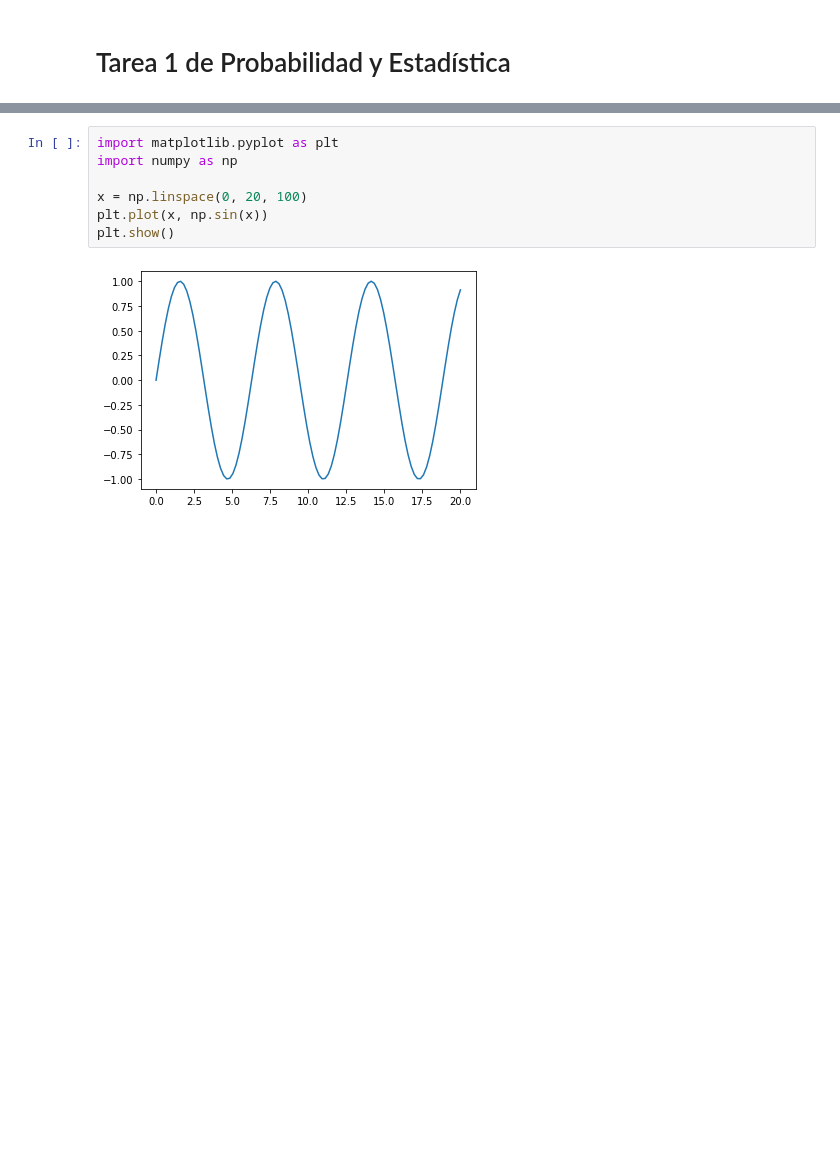
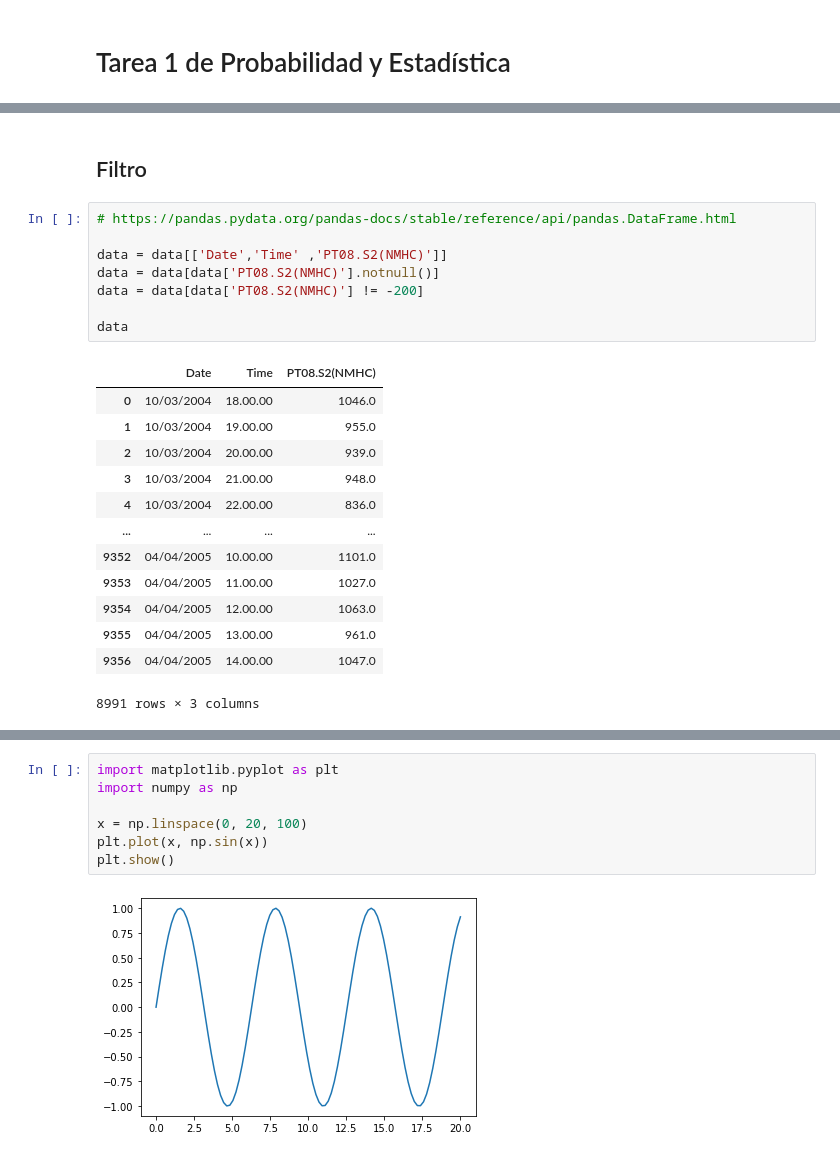
Before and after one commit to Abstractize/Descriptive-statistics, a Jupyter notebook: Tarea 1.ipynb, the cells around one changed output, grey strips where cells are left out. Drawn from its saved outputs; the diff is of its cells as text; blank space fills up the shorter version.

```diff
--- a/Tarea 1.ipynb
+++ b/Tarea 1.ipynb
@@ -6,0 +33,24 @@ Hello World!
+# %% [markdown]
+## Filtro
+# %%
+# https://pandas.pydata.org/pandas-docs/stable/reference/api/pandas.DataFrame.html
+
+data = data[['Date','Time' ,'PT08.S2(NMHC)']]
+data = data[data['PT08.S2(NMHC)'].notnull()]
+data = data[data['PT08.S2(NMHC)'] != -200]
+
+data
+# %% [output]
+|  | Date | Time | PT08.S2(NMHC) |
+| 0 | 10/03/2004 | 18.00.00 | 1046.0 |
+| 1 | 10/03/2004 | 19.00.00 | 955.0 |
+| 2 | 10/03/2004 | 20.00.00 | 939.0 |
+| 3 | 10/03/2004 | 21.00.00 | 948.0 |
+| 4 | 10/03/2004 | 22.00.00 | 836.0 |
+| ... | ... | ... | ... |
+| 9352 | 04/04/2005 | 10.00.00 | 1101.0 |
+| 9353 | 04/04/2005 | 11.00.00 | 1027.0 |
+| 9354 | 04/04/2005 | 12.00.00 | 1063.0 |
+| 9355 | 04/04/2005 | 13.00.00 | 961.0 |
+| 9356 | 04/04/2005 | 14.00.00 | 1047.0 |
+8991 rows × 3 columns
```
Also changed, not shown: parts of 6 cells of this notebook, 1 other file.
